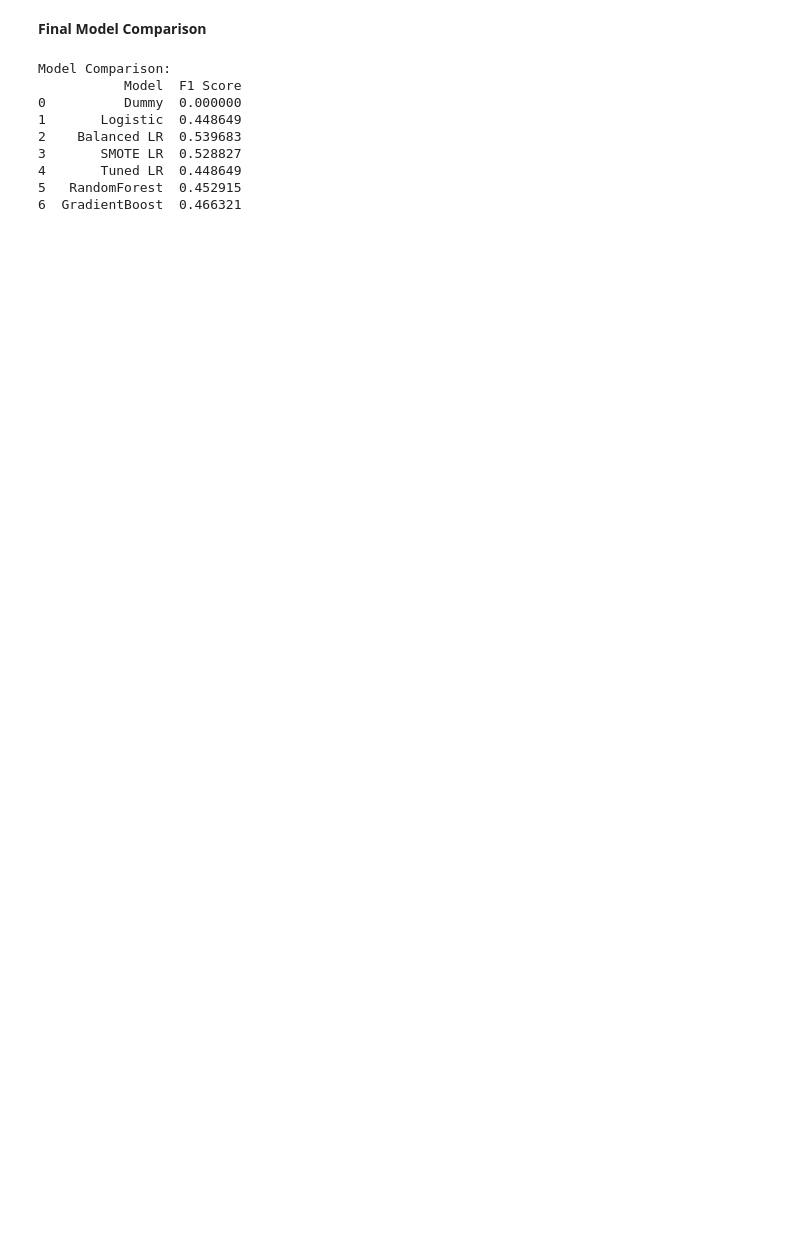
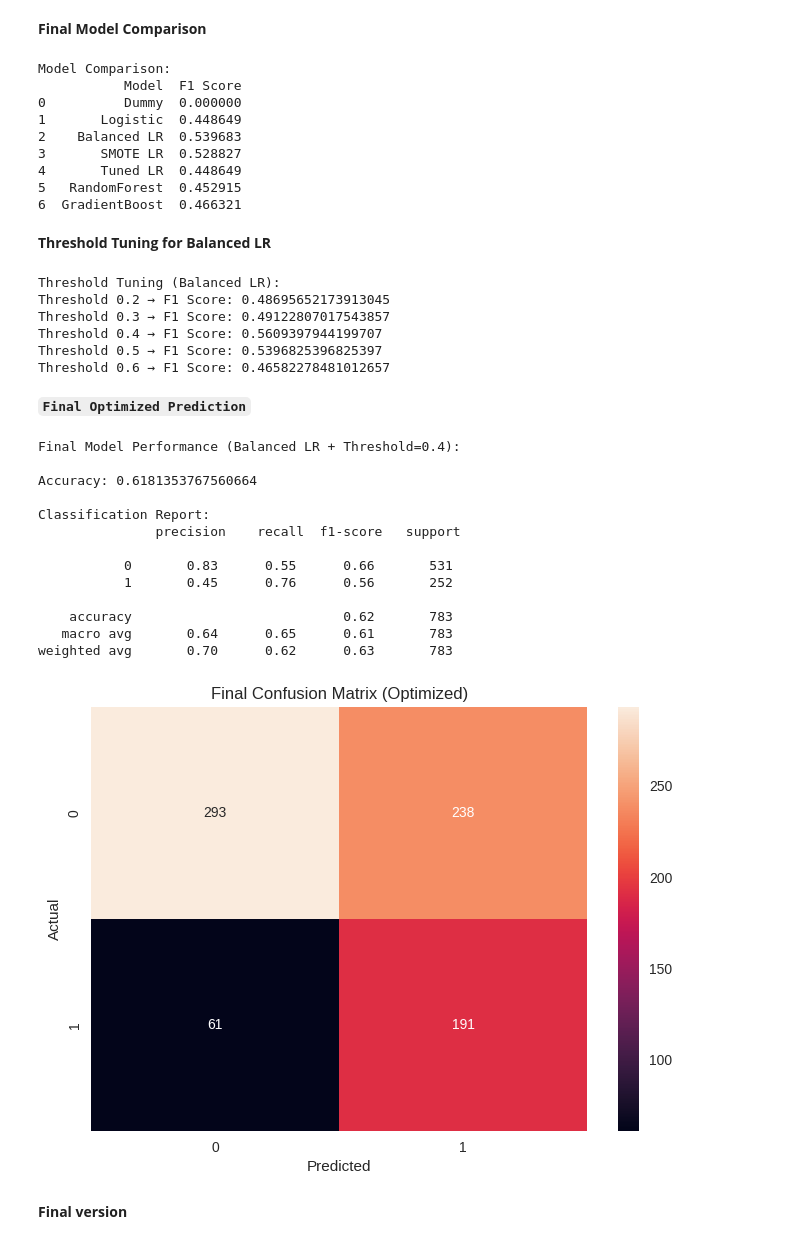
Before and after one commit to geetanshu06/customer-purchase-prediction, a Jupyter notebook: notebook/customer_purchase_prediction.ipynb, the cells around one changed output. Cells and saved outputs as stored; diff of their text form; code cells hidden in the pictures; blank space fills up the shorter version.

```diff
--- a/notebook/customer_purchase_prediction.ipynb
+++ b/notebook/customer_purchase_prediction.ipynb
@@ -430,3 +414,60 @@ Model Comparison:
 4       Tuned LR  0.448649
 5   RandomForest  0.452915
 6  GradientBoost  0.466321
+# %% [markdown]
+**Threshold Tuning for Balanced LR**
+# %%
+y_probs = model_balanced.predict_proba(X_test)[:, 1]
+
+from sklearn.metrics import f1_score
+
+print("\nThreshold Tuning (Balanced LR):")
+
+for t in [0.2, 0.3, 0.4, 0.5, 0.6]:
+    y_pred_t = (y_probs > t).astype(int)
+    print(f"Threshold {t} → F1 Score:", f1_score(y_test, y_pred_t))
+# %% [output]
+Threshold Tuning (Balanced LR):
+Threshold 0.2 → F1 Score: 0.48695652173913045
+Threshold 0.3 → F1 Score: 0.49122807017543857
+Threshold 0.4 → F1 Score: 0.5609397944199707
+Threshold 0.5 → F1 Score: 0.5396825396825397
+Threshold 0.6 → F1 Score: 0.46582278481012657
+# %% [markdown]
+**`Final Optimized Prediction`**
+# %%
+# Final Model with Best Threshold
+best_threshold = 0.4
+
+y_final_pred = (y_probs > best_threshold).astype(int)
+
+print("Final Model Performance (Balanced LR + Threshold=0.4):\n")
+
+from sklearn.metrics import classification_report, confusion_matrix, accuracy_score
+
+print("Accuracy:", accuracy_score(y_test, y_final_pred))
+print("\nClassification Report:\n", classification_report(y_test, y_final_pred))
+
+sns.heatmap(confusion_matrix(y_test, y_final_pred),
+            annot=True, fmt="d")
+plt.title("Final Confusion Matrix (Optimized)")
+plt.xlabel("Predicted")
+plt.ylabel("Actual")
+plt.show()
+# %% [output]
+Final Model Performance (Balanced LR + Threshold=0.4):
+
+Accuracy: 0.6181353767560664
+
+Classification Report:
+               precision    recall  f1-score   support
+
+           0       0.83      0.55      0.66       531
+           1       0.45      0.76      0.56       252
+
+    accuracy                           0.62       783
+   macro avg       0.64      0.65      0.61       783
+weighted avg       0.70      0.62      0.63       783
+[figure, added]
+# %% [markdown]
+**Final version**
```
Also changed, not shown: parts of 15 cells of this notebook.
